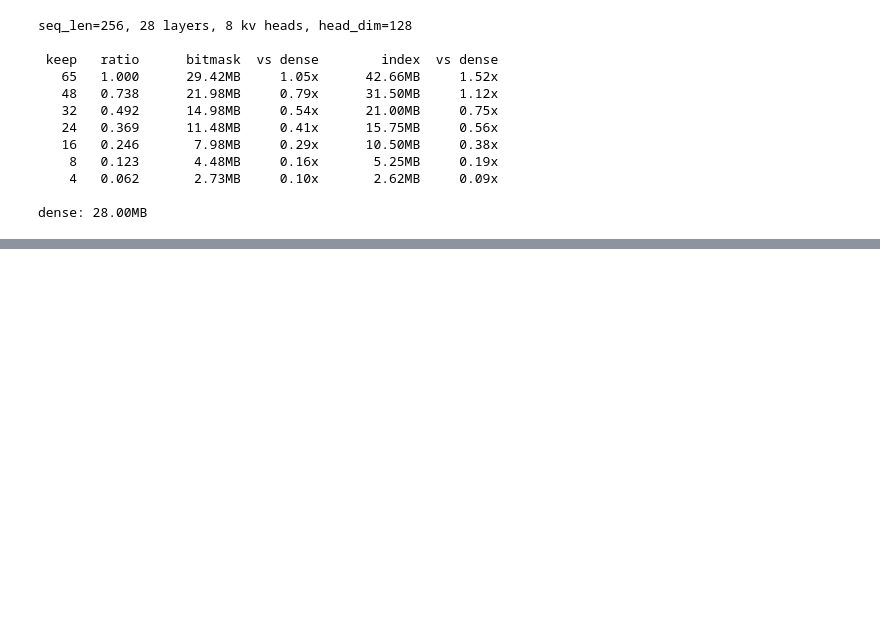
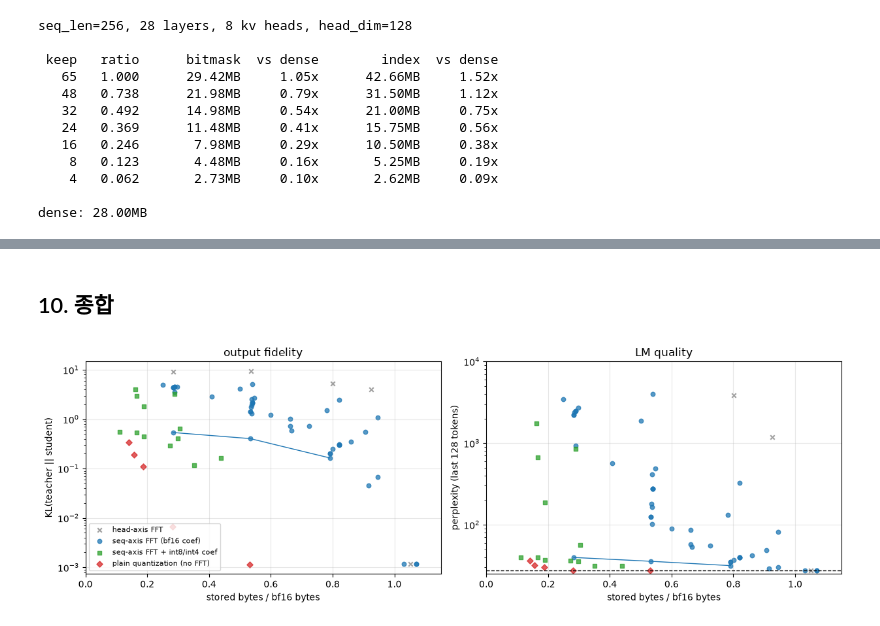
Before and after one commit to ByeonggeonGo/vllm-custom-kv-codec-k8v4, a Jupyter notebook: fft_kv_compression.ipynb, the cells around one changed output, grey strips where cells are left out. Cells and saved outputs as stored; diff of their text form; code cells hidden in the pictures; blank space fills up the shorter version.

```diff
--- a/fft_kv_compression.ipynb
+++ b/fft_kv_compression.ipynb
@@ -790,0 +1098,73 @@ teacher perplexity: 36.46
+# %% [markdown]
+## 10. 종합
+# %%
+FAMILY_STYLE = {"head": ("tab:gray", "x"), "seq": ("tab:blue", "o"),
+                "seq+q": ("tab:green", "s"), "raw": ("tab:red", "D"), "window": ("black", "^")}
+fig, axes = plt.subplots(1, 2, figsize=(12.5, 4.2))
+for fam, (color, marker) in FAMILY_STYLE.items():
+    rows = [r for r in all_rows if r["family"] == fam]
+    for a, key in zip(axes, ("kl", "ppl")):
+        a.scatter([r["bytes"] for r in rows], [r[key] for r in rows], c=color, marker=marker,
+                  s=22, alpha=0.75, label={"head": "head-axis FFT", "seq": "seq-axis FFT (bf16 coef)",
+                                            "seq+q": "seq-axis FFT + int8/int4 coef",
+                                            "raw": "plain quantization (no FFT)",
+                                            "window": "keep last N tokens, drop the rest"}[fam])
+window = sorted([r for r in all_rows if r["family"] == "window"], key=lambda r: r["bytes"])
+for a, key in zip(axes, ("kl", "ppl")):
+    a.plot([r["bytes"] for r in window], [r[key] for r in window], "-", c="black", lw=1)
+    a.axhline(window[0][key], ls=":", c="black", lw=1)   # 과거 전체 폐기 = 바닥값
+axes[1].axhline(off["ppl_teacher"], ls="--", c="k", lw=1, label="teacher")
+axes[0].set(ylabel="KL(teacher || student)", title="output fidelity")
+axes[1].set(ylabel="perplexity (last 128 tokens)", title="LM quality", ylim=(off["ppl_teacher"] * 0.9, 1e4))
+for a in axes:
+    a.set(xlabel="stored bytes / bf16 bytes", yscale="log", xlim=(0, 1.15))
+    a.grid(alpha=0.3)
+axes[0].legend(fontsize=8)
+plt.tight_layout()
+plt.show()
+
+
+def pick(mode_prefix, keep=None, **match):
+    for r in all_rows:
+        if r["mode"].startswith(mode_prefix) and (keep is None or r["keep_ratio"] == keep) \
+                and all(r.get(k) == v for k, v in match.items()):
+            return r
+KEY_ROWS = [
+    ("원본 bf16 KV", None),
+    ("head 축 energy 50%", pick("head", 0.5)),
+    ("seq 축 lowpass 50% (b64)", pick("seq b64 lowpass", 0.5)),
+    ("seq 축 energy 50% (b64)", pick("seq b64 energy", 0.5)),
+    ("seq 축 energy 50% (b256)", pick("seq b256 energy", 0.5)),
+    ("seq 축 learned 75%", pick("seq learned", 0.75)),
+    ("seq 축 learned 50%", pick("seq learned", 0.5)),
+    ("seq 축 learned 25%", pick("seq learned", 0.25)),
+    ("learned 50% + int8 계수", pick("learned + int8", 0.5)),
+    ("learned 25% + int8 계수", pick("learned + int8", 0.25)),
+    ("learned 50% + int4 계수", pick("learned + int4", 0.5)),
+    ("learned 25% + int4 계수", pick("learned + int4", 0.25)),
+    ("raw int8 (FFT 없음)", pick("raw int8")),
+    ("raw int4 (FFT 없음)", pick("raw int4")),
+    ("raw int2 g32 (FFT 없음)", pick("raw int2 g32")),
+    ("raw int2 g128 (FFT 없음)", pick("raw int2 g128")),
+    ("learned 12.5% + int4 계수", pick("learned + int4", 0.125)),
+    ("learned 3.1% + int4 계수", pick("learned + int4", 0.03125)),
+    ("최근 256토큰만 유지", pick("window last 256")),
+    ("최근 64토큰만 유지", pick("window last 64")),
+    ("최근 8토큰만 유지", pick("window last 8")),
+    ("과거 전체 폐기 (바닥값)", pick("window last 0")),
+]
+print(f"{'설정':<28} {'바이트':>7} {'절감':>6} {'KL':>8} {'일치율':>6} {'ppl':>9}")
+print("-" * 72)
+for name, r in KEY_ROWS:
+    if r is None:
+        r = {"bytes": 1.0, "kl": 0.0, "agree": 1.0, "ppl": off["ppl_teacher"]}
+    print(f"{name:<28} {r['bytes']:>6.3f}x {1 - r['bytes']:>6.1%} {r['kl']:>8.4f} {r['agree']:>6.3f} {r['ppl']:>9.2f}")
+
+summary["seq_axis"] = [{k: (list(v) if isinstance(v, tuple) else v) for k, v in r.items()
+                        if k in ("family", "mode", "keep_ratio", "block", "coef", "coef_group", "window",
+                                 "bytes", "kl", "agree", "ppl")} for r in all_rows]
+summary["seq_axis_teacher_ppl"] = off["ppl_teacher"]
+(RESULTS / "fft_kv_summary.json").write_text(json.dumps(summary, indent=1, default=str))
+print(f"\n-> {RESULTS / 'fft_kv_summary.json'} 갱신")
+# %% [output]
+[figure, added]
```
Also changed, not shown: parts of 41 cells of this notebook, 10 other files.
